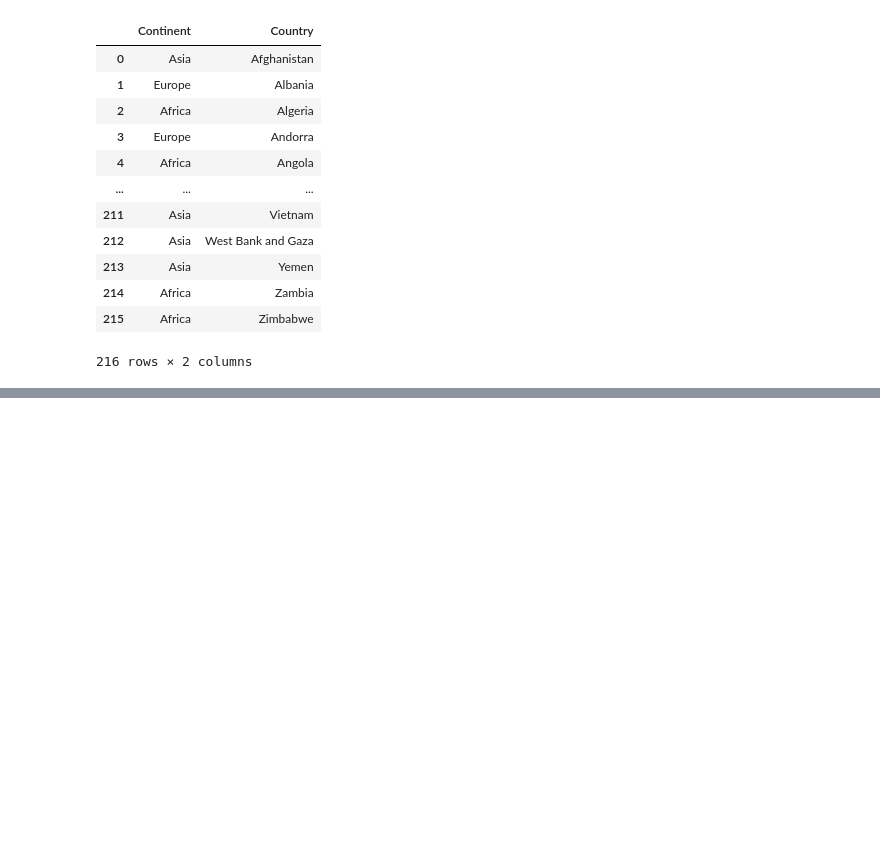
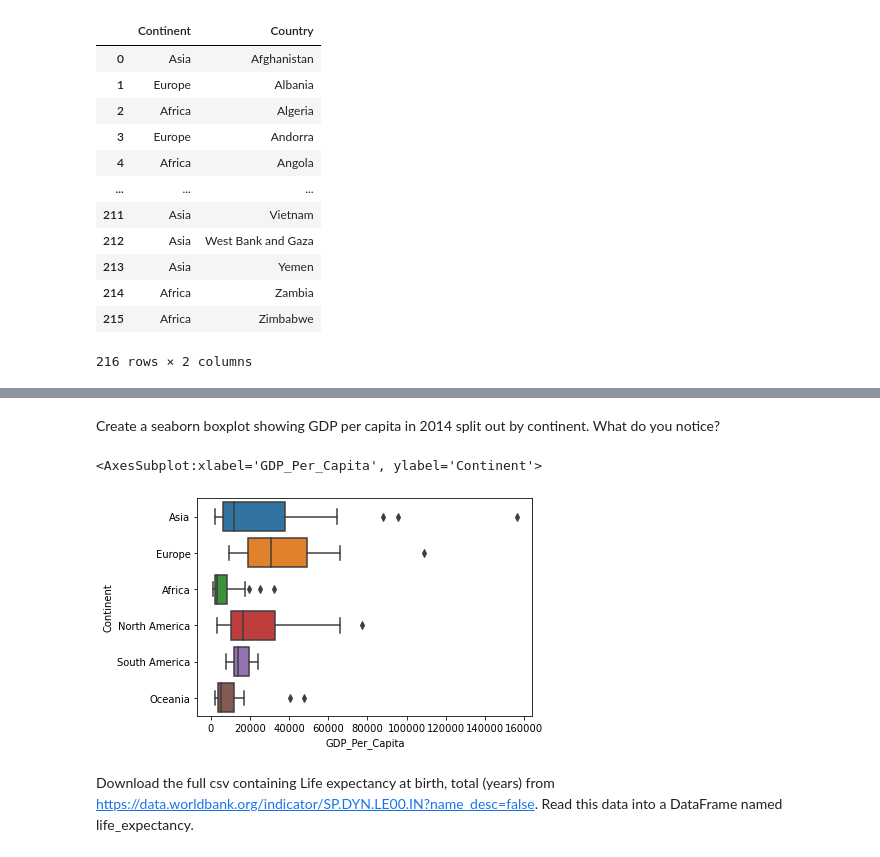
Before and after one commit to nss-data-science-cohort-6/un_data_question-Garrett-Holland, a Jupyter notebook: notebook/UN_Data_Exploration.ipynb, the cells around one changed output, grey strips where cells are left out. Cells and saved outputs as stored; diff of their text form; code cells hidden in the pictures; blank space fills up the shorter version.

```diff
--- a/notebook/UN_Data_Exploration.ipynb
+++ b/notebook/UN_Data_Exploration.ipynb
@@ -265,0 +284,10 @@ continents
+# %% [markdown]
+Create a seaborn boxplot showing GDP per capita in 2014 split out by continent. What do you notice?
+# %%
+gdp_2014 = pd.merge(gdp_2014, continents, how='inner', on='Country')
+sns.boxplot(data = gdp_2014, x = 'GDP_Per_Capita', y = 'Continent')
+# %% [output]
+<AxesSubplot:xlabel='GDP_Per_Capita', ylabel='Continent'>
+[figure, added]
+# %% [markdown]
+Download the full csv containing Life expectancy at birth, total (years) from https://data.worldbank.org/indicator/SP.DYN.LE00.IN?name_desc=false. Read this data into a DataFrame named life_expectancy.
```
Also changed, not shown: parts of 36 cells of this notebook, 1 other file.
